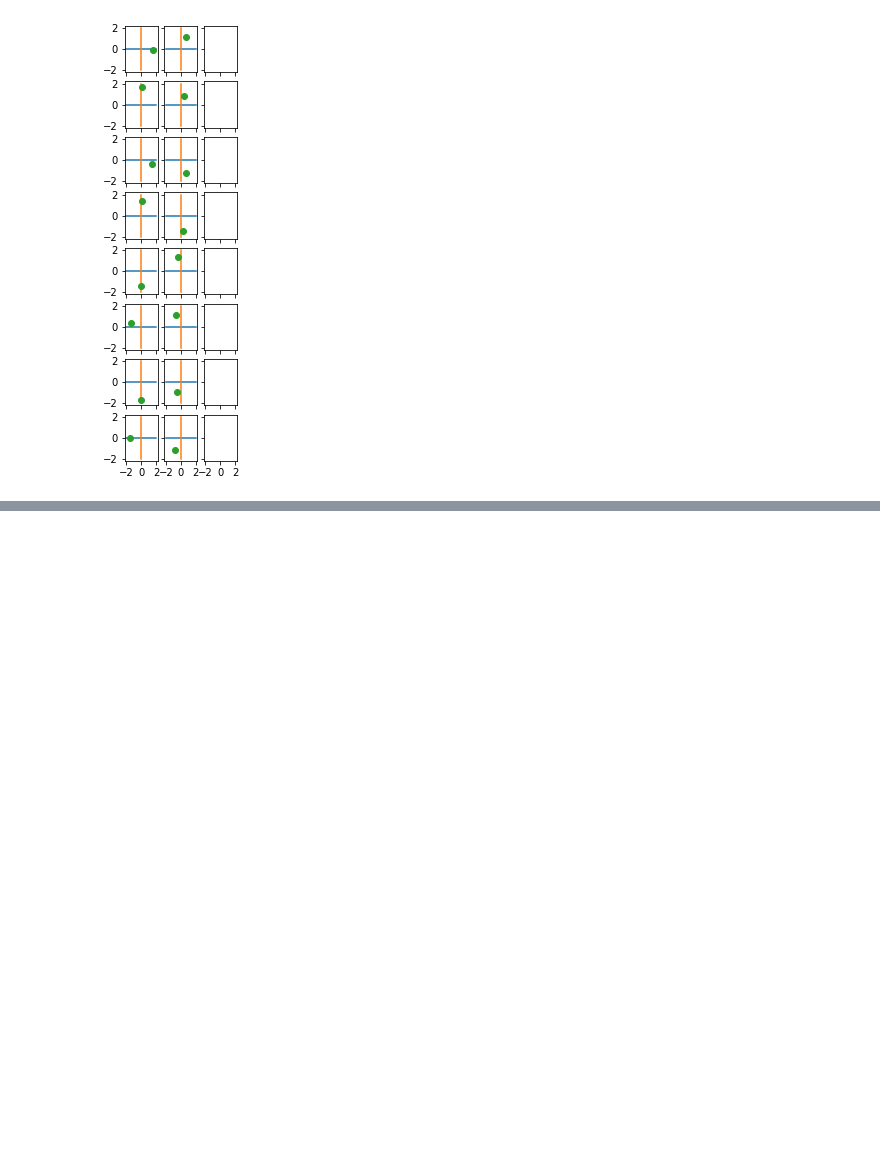
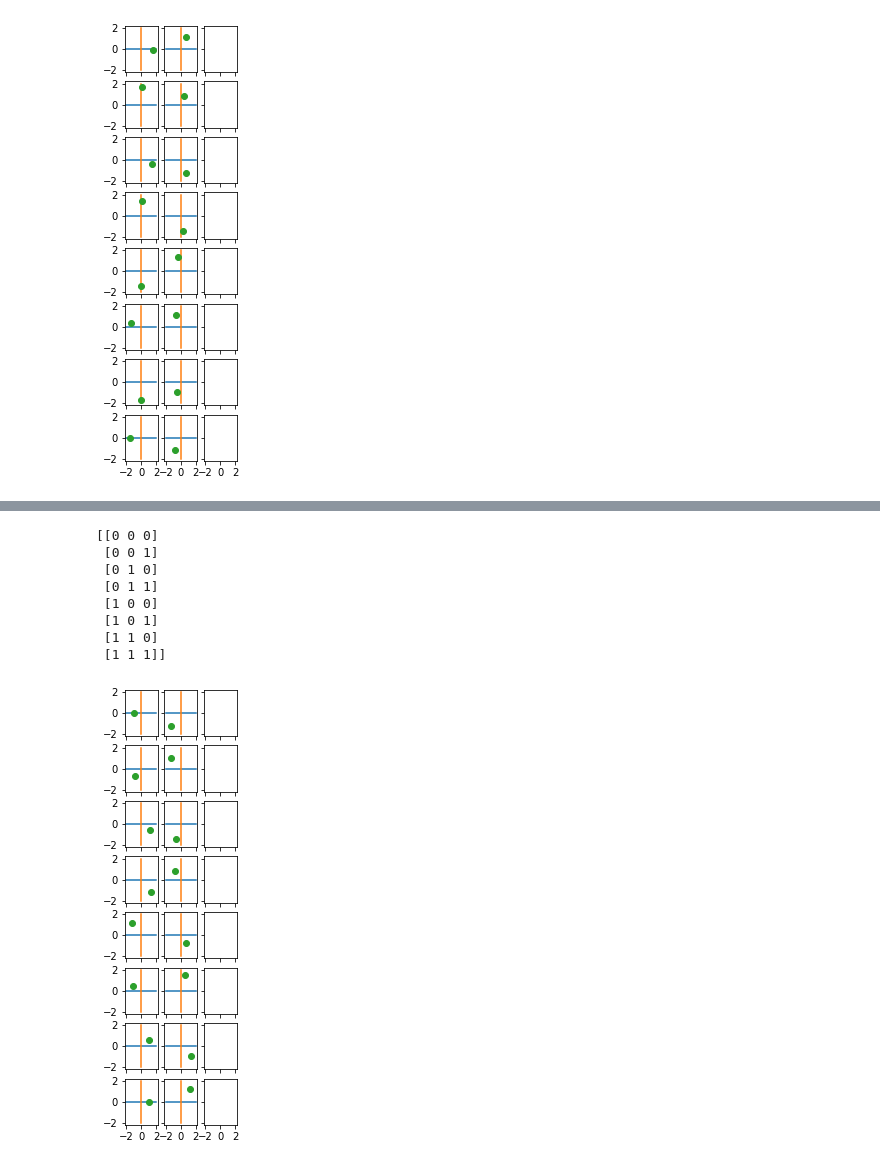
Before and after one commit to iamviji/project, a Jupyter notebook: Report/KerasBinary_In_En_Ch_UnderStandMod.ipynb, the cells around one changed output, grey strips where cells are left out. Drawn from its saved outputs; the diff is of its cells as text; code cells hidden in the pictures; blank space fills up the shorter version.

```diff
--- a/Report/KerasBinary_In_En_Ch_UnderStandMod.ipynb
+++ b/Report/KerasBinary_In_En_Ch_UnderStandMod.ipynb
@@ -451,0 +649,17 @@ display_points (encoded_message, 8, channel_size)
+# %%
+bin = [0,1]
+bin = numpy.array([ (x,y,z) for x in bin for y in bin for z in bin ])
+print (bin)
+encoded_message = encoder.predict(bin)
+#print (training_input_message[0:5])
+display_points (encoded_message, 8, channel_size)
+# %% [output]
+[[0 0 0]
+ [0 0 1]
+ [0 1 0]
+ [0 1 1]
+ [1 0 0]
+ [1 0 1]
+ [1 1 0]
+ [1 1 1]]
+[figure, added]
```
Also changed, not shown: parts of 5 cells of this notebook.
